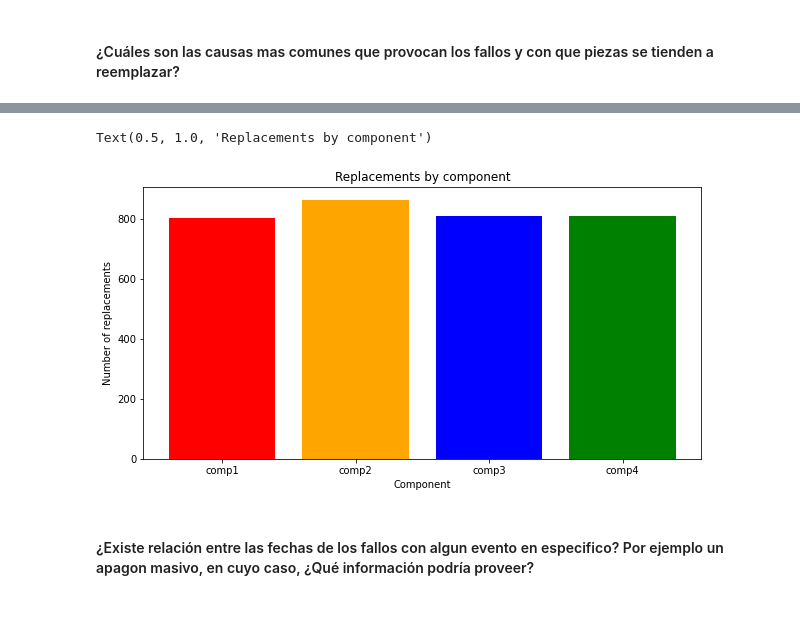
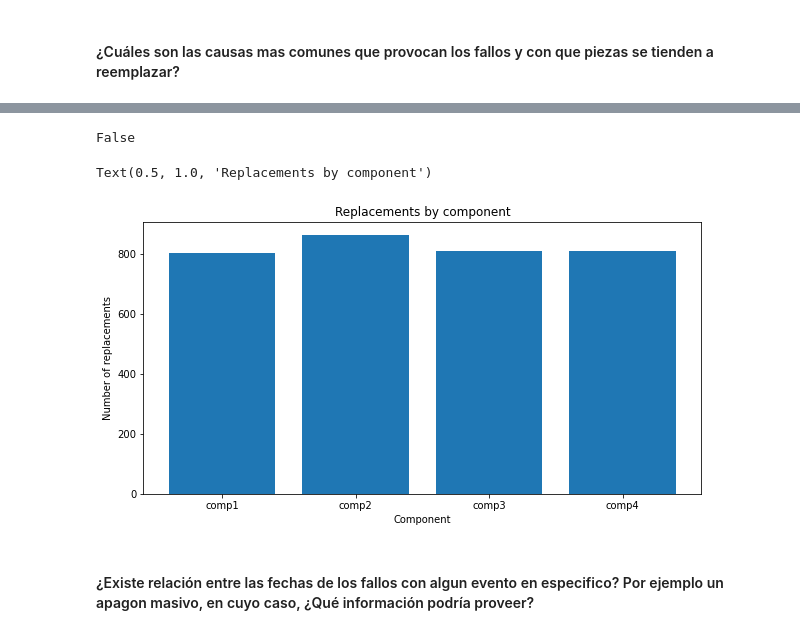
Before and after one commit to Brami01/TIC_Project_PM, a Jupyter notebook: main.ipynb, the cells around one changed output, grey strips where cells are left out. Cells and saved outputs as stored; diff of their text form; code cells hidden in the pictures.

```diff
--- a/main.ipynb
+++ b/main.ipynb
@@ -374,12 +493,16 @@ errors
+# %%
+3 == True
+# %% [output]
+False
 # %%
 plt.figure(figsize=(10,5))
-plt.bar(maint.groupby('comp').count().index, maint.groupby('comp').count()['machineID'], color=['red', 'orange', 'blue', 'green'])
+plt.bar(maint.groupby('comp').count().index, maint.groupby('comp').count()['machineID'])
 plt.xlabel('Component')
 plt.ylabel('Number of replacements')
 plt.title('Replacements by component')
 # %% [output]
 Text(0.5, 1.0, 'Replacements by component')
-[figure, old version]
+[figure, new version]
 # %% [markdown]
 #### ¿Existe relación entre las fechas de los fallos con algun evento en especifico? Por ejemplo un apagon masivo, en cuyo caso, ¿Qué información podría proveer?
 # %%
```
Also changed, not shown: parts of 19 cells of this notebook.
